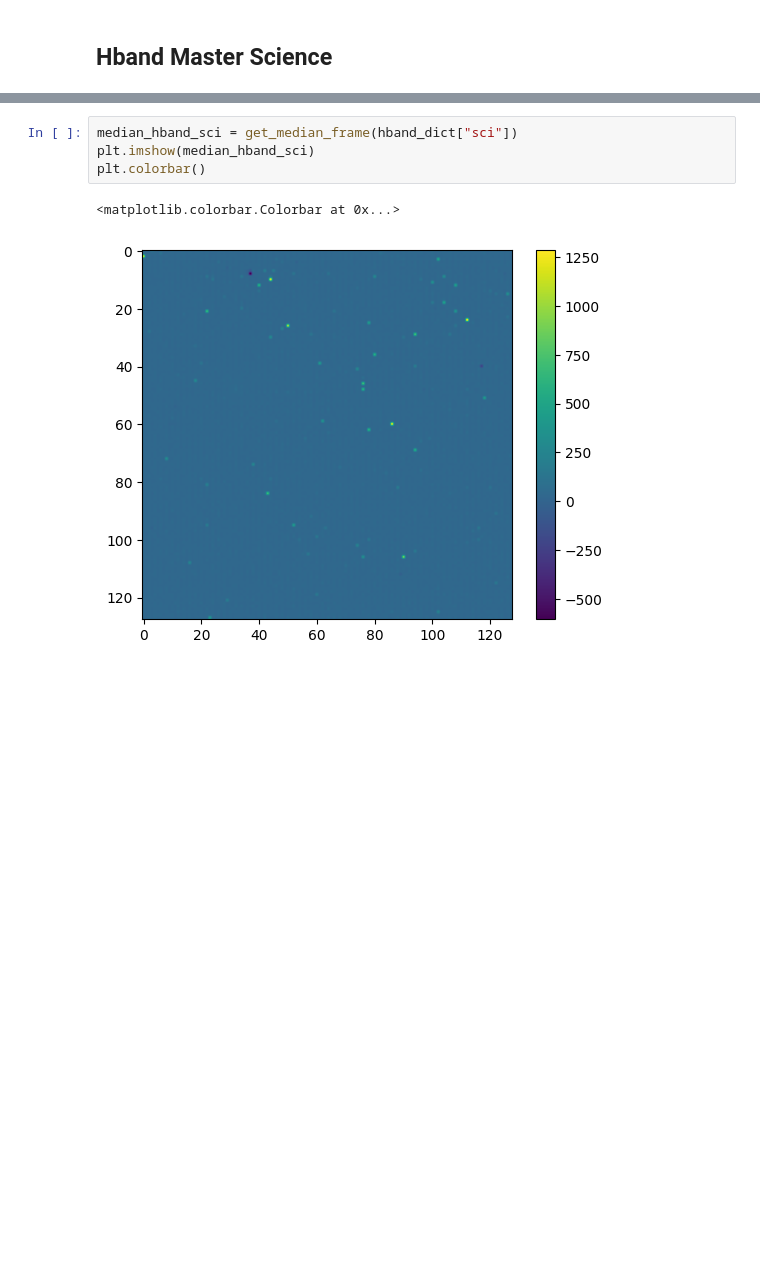
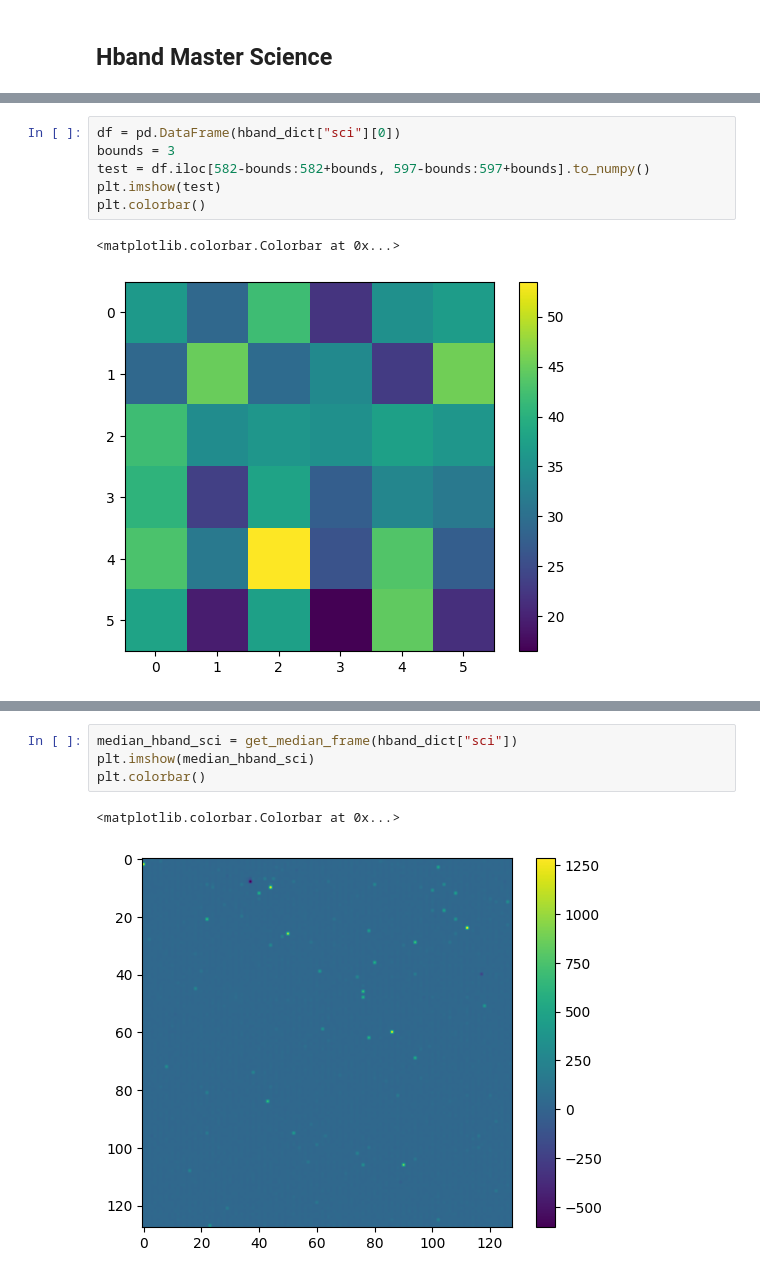
Before and after one commit to MarcosP7635/Ay105, a Jupyter notebook: editing_Ay105Lab8_HBand-StarterNotebook.ipynb, the cells around one changed output, grey strips where cells are left out. Cells and saved outputs as stored; diff of their text form; blank space fills up the shorter version.

```diff
--- a/editing_Ay105Lab8_HBand-StarterNotebook.ipynb
+++ b/editing_Ay105Lab8_HBand-StarterNotebook.ipynb
@@ -189,0 +288,9 @@ where we perform this formula on each corresponding pixel in each frame.
+# %%
+df = pd.DataFrame(hband_dict["sci"][0])
+bounds = 3
+test = df.iloc[582-bounds:582+bounds, 597-bounds:597+bounds].to_numpy()
+plt.imshow(test)
+plt.colorbar()
+# %% [output]
+<matplotlib.colorbar.Colorbar at 0x...>
+[figure, added]
```
Also changed, not shown: parts of 7 cells of this notebook.
